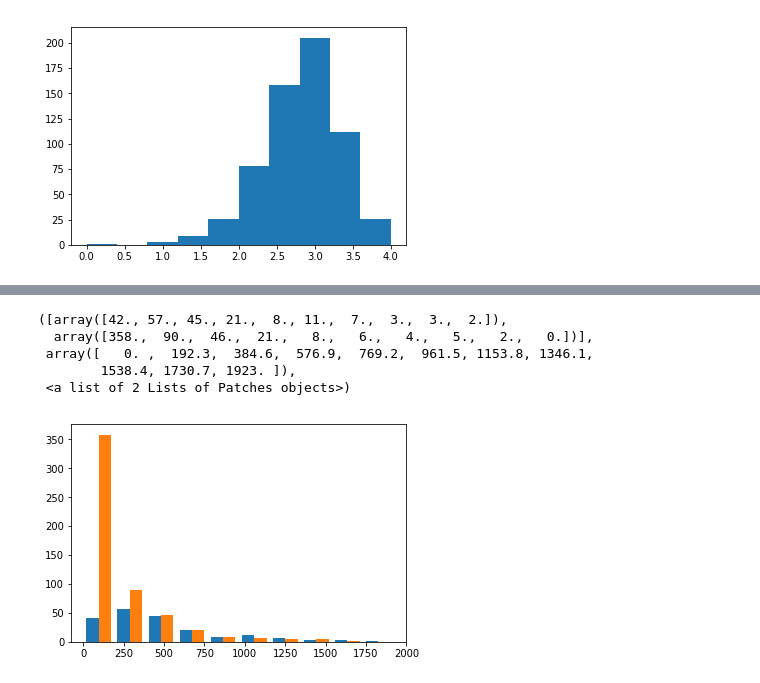
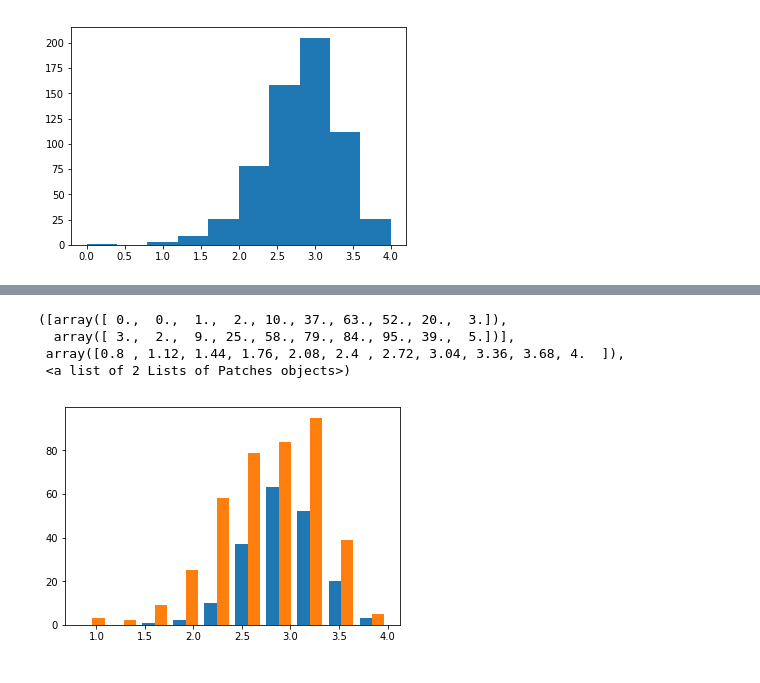
Before and after one commit to charles-tan/POCA, a Jupyter notebook: notebooks/sentiment_result_analysis.ipynb, the cells around one changed output, grey strips where cells are left out. Cells and saved outputs as stored; diff of their text form; code cells hidden in the pictures.

Commit message:
changed sentiment_result_analysis notebook to compaare candidate sentiment to topics

```diff
--- a/notebooks/sentiment_result_analysis.ipynb
+++ b/notebooks/sentiment_result_analysis.ipynb
@@ -69,0 +68,14 @@ axs.hist(dem_df[dem_df['num_tweets'] >= 10].sentiment)
+# %%
+fig, (axs1, axs2) = plt.subplots(1, 2)
+t_dem_df = dem_df[dem_df['num_tweets'] >= 0]
+x, y = t_dem_df['sentiment'], t_dem_df['num_tweets']
+axs1.scatter(x, y)
+t_dem_df = dem_df[dem_df['num_tweets'] >= 5]
+x, y = t_dem_df['sentiment'], t_dem_df['num_tweets']
+axs2.scatter(x, y)
+
+dem_df = dem_df[(dem_df['num_tweets'] >= 5) & (dem_df['num_tweets'] <= 4000)]
+
+fig, axs = plt.subplots(1)
+x, y = dem_df['sentiment'], dem_df['num_tweets']
+axs.scatter(x, y)
@@ -70,12 +126,11 @@ axs.hist(dem_df[dem_df['num_tweets'] >= 10].sentiment)
 # %%
 fig, axs = plt.subplots(1)
-no = dem_df[(dem_df['count_positive'] < 2000) & (dem_df['won_primary'] == 'No')].count_positive
-yes = dem_df[(dem_df['count_positive'] < 2000) & (dem_df['won_primary'] == 'Yes')].count_positive
+no = dem_df[dem_df['won_primary'] == 'No'].sentiment
+yes = dem_df[dem_df['won_primary'] == 'Yes'].sentiment
 axs.hist([yes, no])
 # %% [output]
-([array([42., 57., 45., 21.,  8., 11.,  7.,  3.,  3.,  2.]),
-  array([358.,  90.,  46.,  21.,   8.,   6.,   4.,   5.,   2.,   0.])],
- array([   0. ,  192.3,  384.6,  576.9,  769.2,  961.5, 1153.8, 1346.1,
-        1538.4, 1730.7, 1923. ]),
+([array([ 0.,  0.,  1.,  2., 10., 37., 63., 52., 20.,  3.]),
+  array([ 3.,  2.,  9., 25., 58., 79., 84., 95., 39.,  5.])],
+ array([0.8 , 1.12, 1.44, 1.76, 2.08, 2.4 , 2.72, 3.04, 3.36, 3.68, 4.  ]),
  <a list of 2 Lists of Patches objects>)
-[figure, old version]
+[figure, new version]
```
Also changed, not shown: parts of 46 cells of this notebook, 5 other files.
